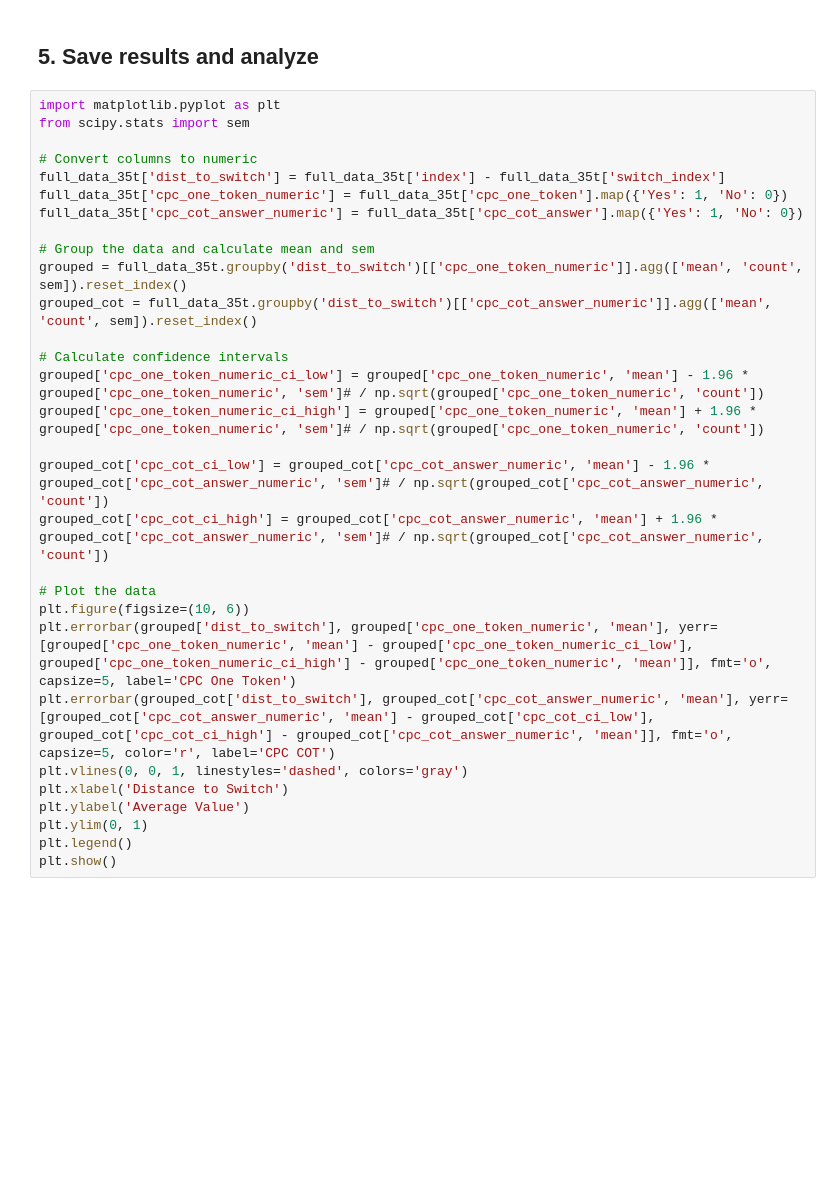
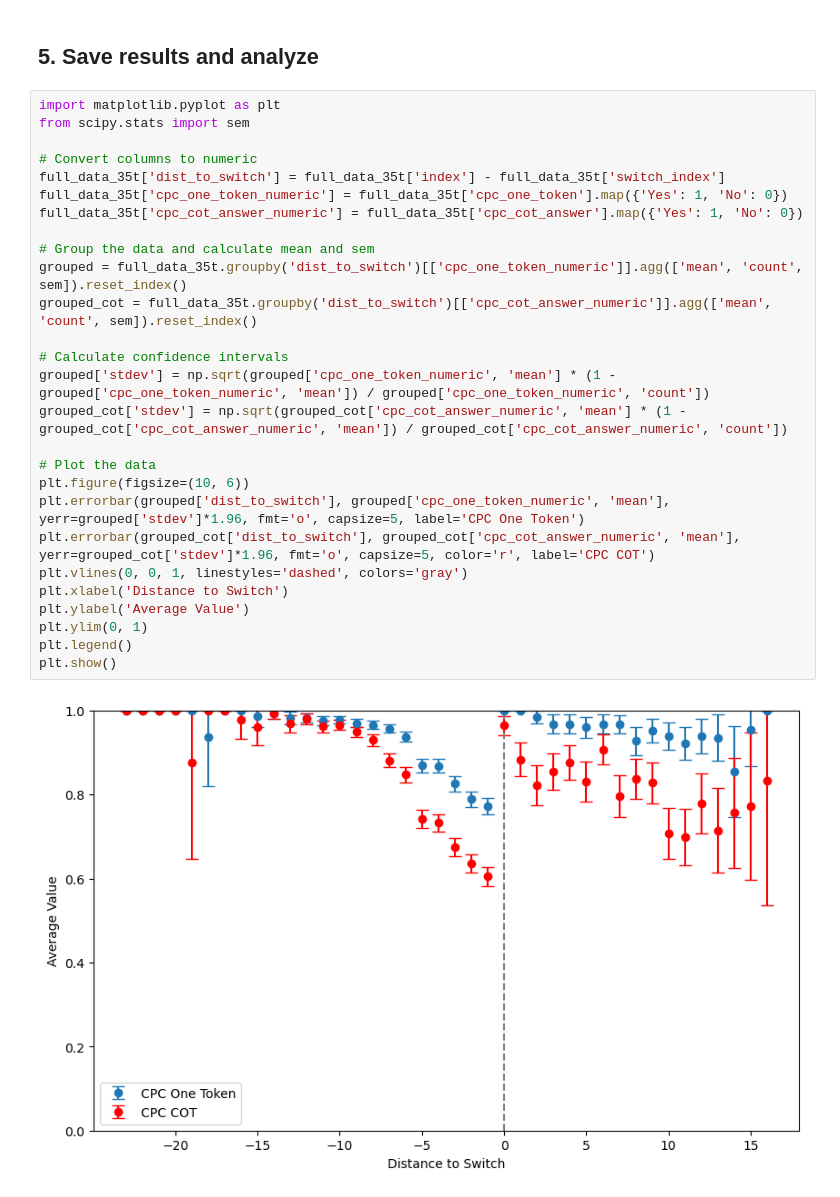
Before and after one commit to jlucassen/CPC_stepping_back, a Jupyter notebook: quadratic_pipeline.ipynb, the cells around one changed output. Drawn from its saved outputs; the diff is of its cells as text; blank space fills up the shorter version.

Commit message:
x-axis is fixed, but plot looks weird, needs more investigation

```diff
--- a/quadratic_pipeline.ipynb
+++ b/quadratic_pipeline.ipynb
@@ -216,31 +263,30 @@ else:
 # %%
 import matplotlib.pyplot as plt
 from scipy.stats import sem
 
 # Convert columns to numeric
 full_data_35t['dist_to_switch'] = full_data_35t['index'] - full_data_35t['switch_index']
 full_data_35t['cpc_one_token_numeric'] = full_data_35t['cpc_one_token'].map({'Yes': 1, 'No': 0})
 full_data_35t['cpc_cot_answer_numeric'] = full_data_35t['cpc_cot_answer'].map({'Yes': 1, 'No': 0})
 
 # Group the data and calculate mean and sem
 grouped = full_data_35t.groupby('dist_to_switch')[['cpc_one_token_numeric']].agg(['mean', 'count', sem]).reset_index()
 grouped_cot = full_data_35t.groupby('dist_to_switch')[['cpc_cot_answer_numeric']].agg(['mean', 'count', sem]).reset_index()
 
 # Calculate confidence intervals
-grouped['cpc_one_token_numeric_ci_low'] = grouped['cpc_one_token_numeric', 'mean'] - 1.96 * grouped['cpc_one_token_numeric', 'sem']# / np.sqrt(grouped['cpc_one_token_numeric', 'count'])
-grouped['cpc_one_token_numeric_ci_high'] = grouped['cpc_one_token_numeric', 'mean'] + 1.96 * grouped['cpc_one_token_numeric', 'sem']# / np.sqrt(grouped['cpc_one_token_numeric', 'count'])
-
-grouped_cot['cpc_cot_ci_low'] = grouped_cot['cpc_cot_answer_numeric', 'mean'] - 1.96 * grouped_cot['cpc_cot_answer_numeric', 'sem']# / np.sqrt(grouped_cot['cpc_cot_answer_numeric', 'count'])
-grouped_cot['cpc_cot_ci_high'] = grouped_cot['cpc_cot_answer_numeric', 'mean'] + 1.96 * grouped_cot['cpc_cot_answer_numeric', 'sem']# / np.sqrt(grouped_cot['cpc_cot_answer_numeric', 'count'])
+grouped['stdev'] = np.sqrt(grouped['cpc_one_token_numeric', 'mean'] * (1 - grouped['cpc_one_token_numeric', 'mean']) / grouped['cpc_one_token_numeric', 'count'])
+grouped_cot['stdev'] = np.sqrt(grouped_cot['cpc_cot_answer_numeric', 'mean'] * (1 - grouped_cot['cpc_cot_answer_numeric', 'mean']) / grouped_cot['cpc_cot_answer_numeric', 'count'])
 
 # Plot the data
 plt.figure(figsize=(10, 6))
-plt.errorbar(grouped['dist_to_switch'], grouped['cpc_one_token_numeric', 'mean'], yerr=[grouped['cpc_one_token_numeric', 'mean'] - grouped['cpc_one_token_numeric_ci_low'], grouped['cpc_one_token_numeric_ci_high'] - grouped['cpc_one_token_numeric', 'mean']], fmt='o', capsize=5, label='CPC One Token')
-plt.errorbar(grouped_cot['dist_to_switch'], grouped_cot['cpc_cot_answer_numeric', 'mean'], yerr=[grouped_cot['cpc_cot_answer_numeric', 'mean'] - grouped_cot['cpc_cot_ci_low'], grouped_cot['cpc_cot_ci_high'] - grouped_cot['cpc_cot_answer_numeric', 'mean']], fmt='o', capsize=5, color='r', label='CPC COT')
+plt.errorbar(grouped['dist_to_switch'], grouped['cpc_one_token_numeric', 'mean'], yerr=grouped['stdev']*1.96, fmt='o', capsize=5, label='CPC One Token')
+plt.errorbar(grouped_cot['dist_to_switch'], grouped_cot['cpc_cot_answer_numeric', 'mean'], yerr=grouped_cot['stdev']*1.96, fmt='o', capsize=5, color='r', label='CPC COT')
 plt.vlines(0, 0, 1, linestyles='dashed', colors='gray')
 plt.xlabel('Distance to Switch')
 plt.ylabel('Average Value')
 plt.ylim(0, 1)
 plt.legend()
 plt.show()
+# %% [output]
+[figure, added]
 # %%
```
Also changed, not shown: parts of 10 cells of this notebook.
